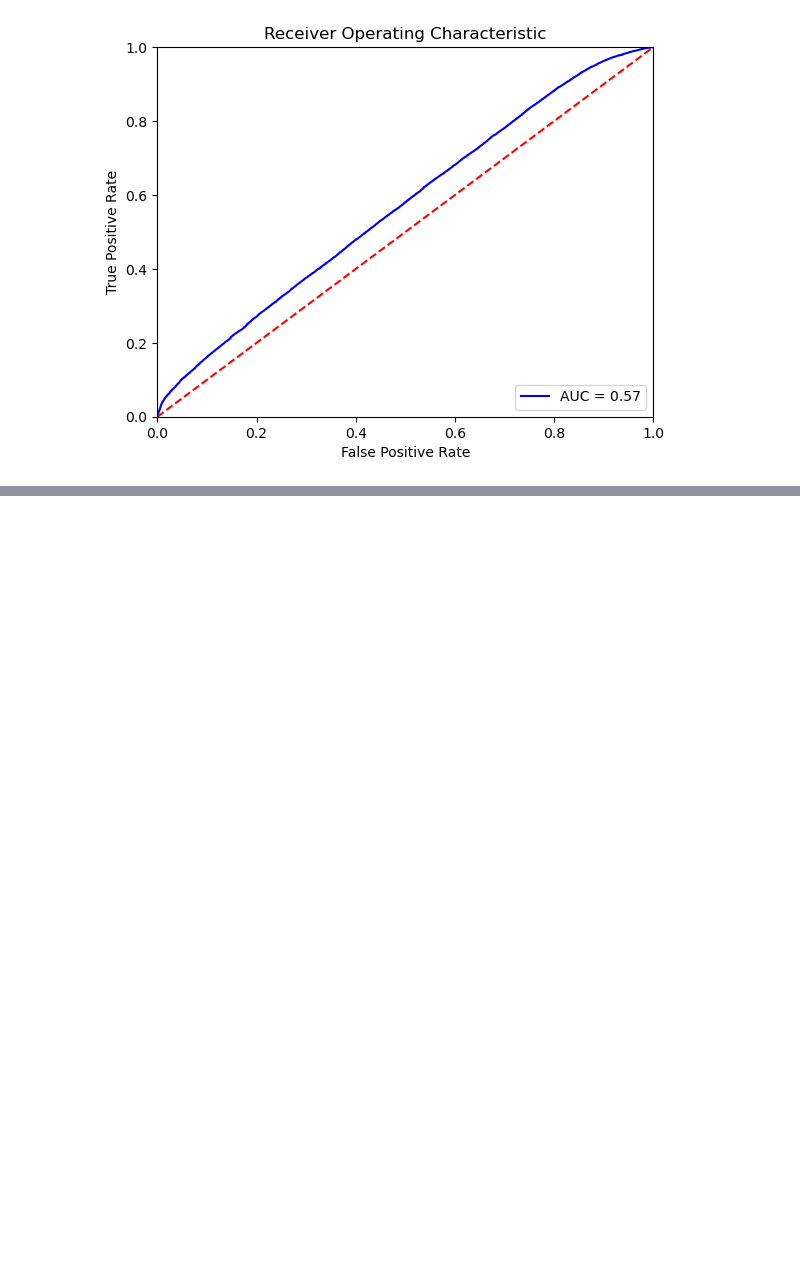
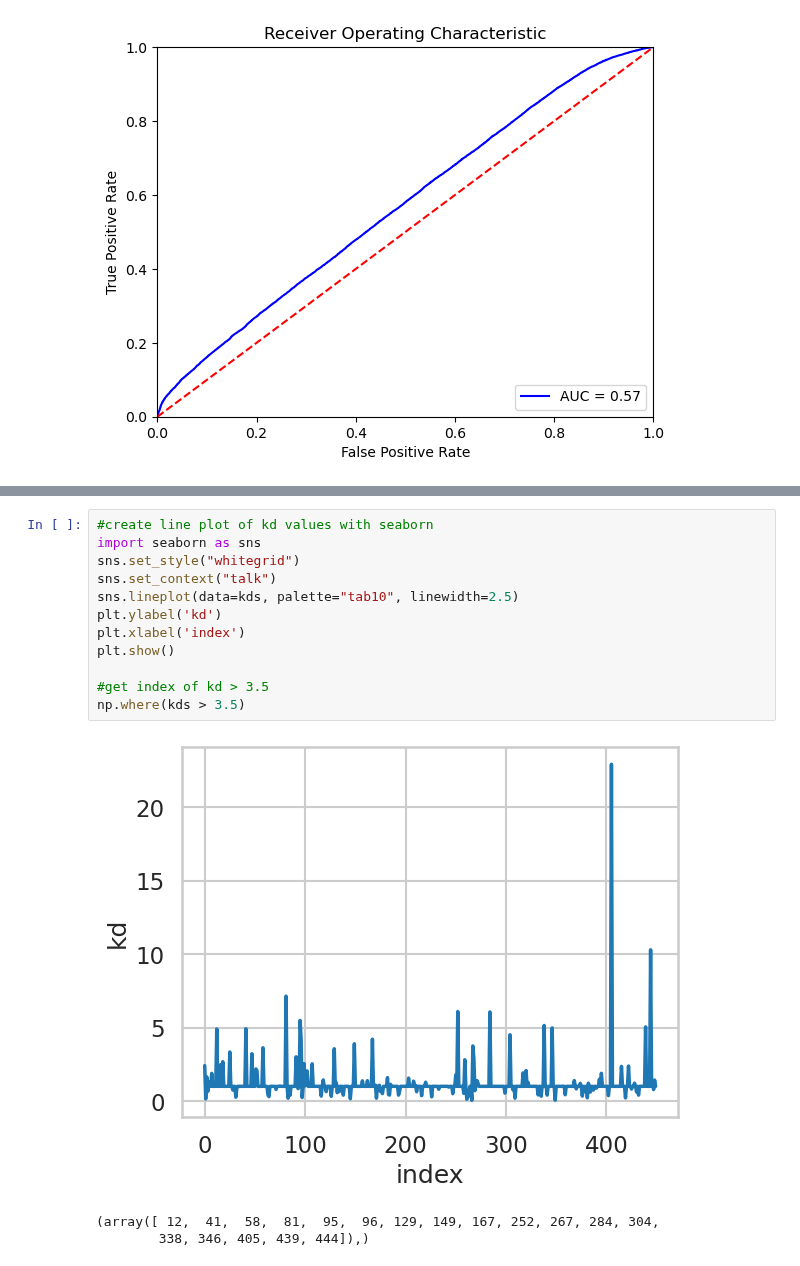
Before and after one commit to JoshuaGensel/MIME_ML, a Jupyter notebook: src/simFiles/trainSimModel.ipynb, the cells around one changed output, grey strips where cells are left out. Drawn from its saved outputs; the diff is of its cells as text; blank space fills up the shorter version.

```diff
--- a/src/simFiles/trainSimModel.ipynb
+++ b/src/simFiles/trainSimModel.ipynb
@@ -86,0 +174,16 @@ plt.show()
+# %%
+#create line plot of kd values with seaborn
+import seaborn as sns
+sns.set_style("whitegrid")
+sns.set_context("talk")
+sns.lineplot(data=kds, palette="tab10", linewidth=2.5)
+plt.ylabel('kd')
+plt.xlabel('index')
+plt.show()
+
+#get index of kd > 3.5
+np.where(kds > 3.5)
+# %% [output]
+[figure, added]
+(array([ 12,  41,  58,  81,  95,  96, 129, 149, 167, 252, 267, 284, 304,
+        338, 346, 405, 439, 444]),)
```
Also changed, not shown: parts of 11 cells of this notebook.
